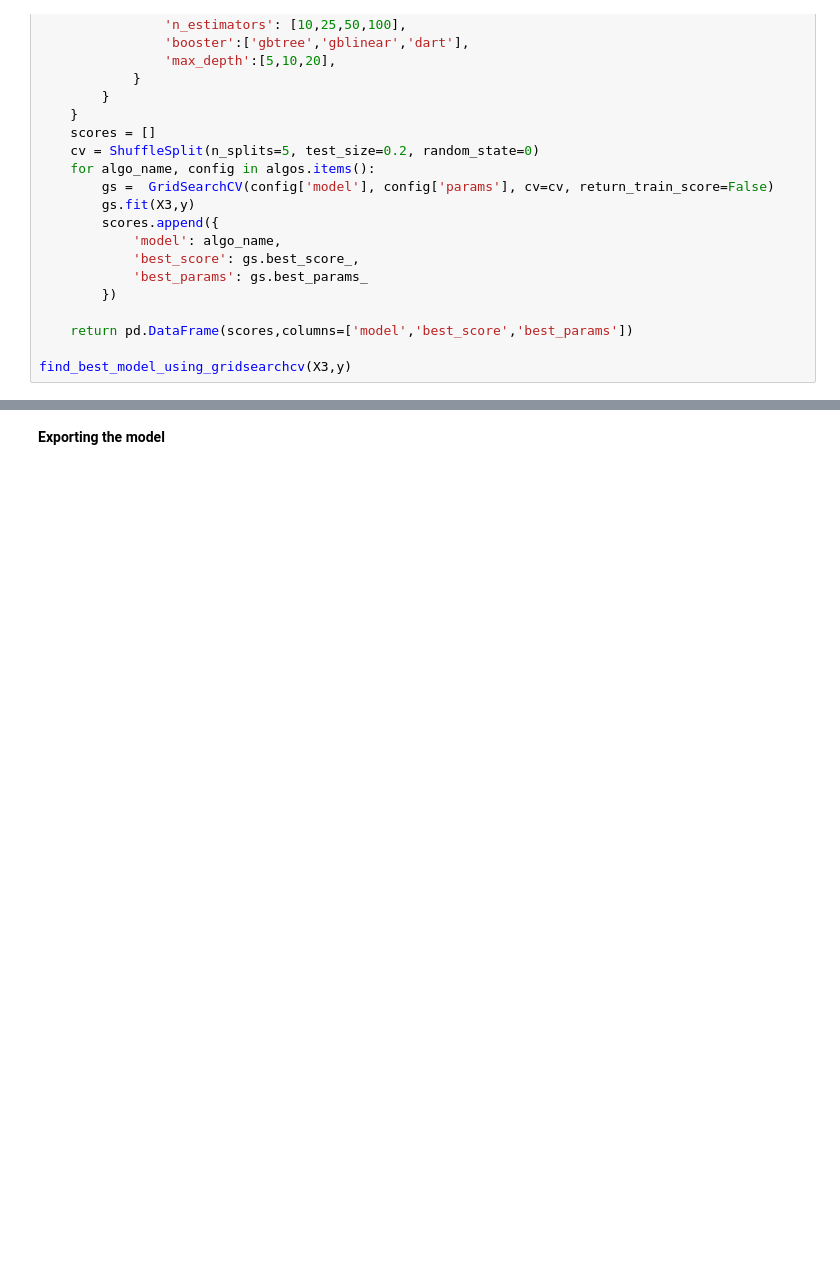
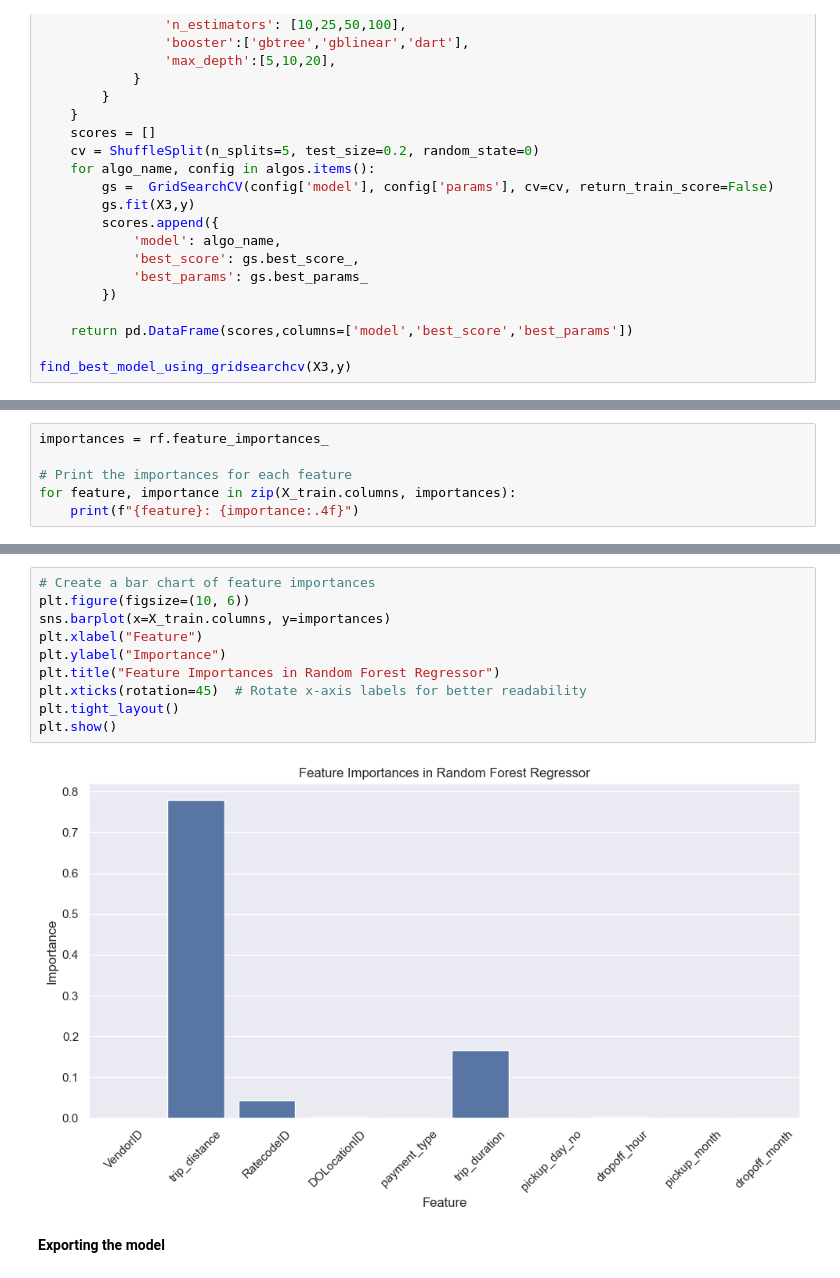
Before and after one commit to DennisChangach/Yellow_Taxi_Trip_Prediction, a Jupyter notebook: Notebook/Predicting_Taxi_Fares.ipynb, the cells around one changed output, grey strips where cells are left out. Drawn from its saved outputs; the diff is of its cells as text; blank space fills up the shorter version.

Commit message:
updating the notebooks by adding feature importance

```diff
--- a/Notebook/Predicting_Taxi_Fares.ipynb
+++ b/Notebook/Predicting_Taxi_Fares.ipynb
@@ -1262,0 +1290,6 @@ find_best_model_using_gridsearchcv(X3,y)
+# %%
+importances = rf.feature_importances_
+
+# Print the importances for each feature
+for feature, importance in zip(X_train.columns, importances):
+    print(f"{feature}: {importance:.4f}")
@@ -1263,3 +1307,15 @@ find_best_model_using_gridsearchcv(X3,y)
+# %%
+# Create a bar chart of feature importances
+plt.figure(figsize=(10, 6))
+sns.barplot(x=X_train.columns, y=importances)
+plt.xlabel("Feature")
+plt.ylabel("Importance")
+plt.title("Feature Importances in Random Forest Regressor")
+plt.xticks(rotation=45)  # Rotate x-axis labels for better readability
+plt.tight_layout()
+plt.show()
+# %% [output]
+[figure, added]
 # %% [markdown]
 **Exporting the model**
 # %%
```
Also changed, not shown: parts of 11 cells of this notebook, 1 other file.
